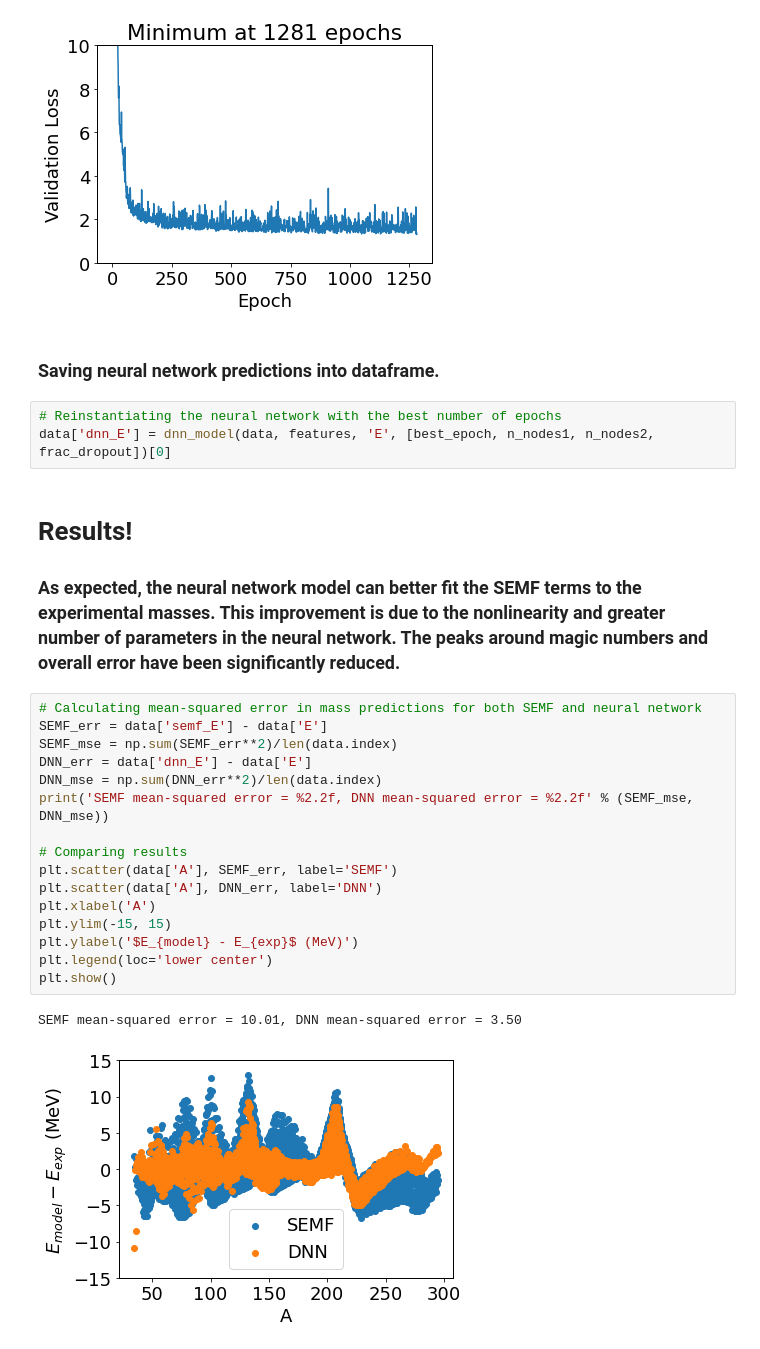
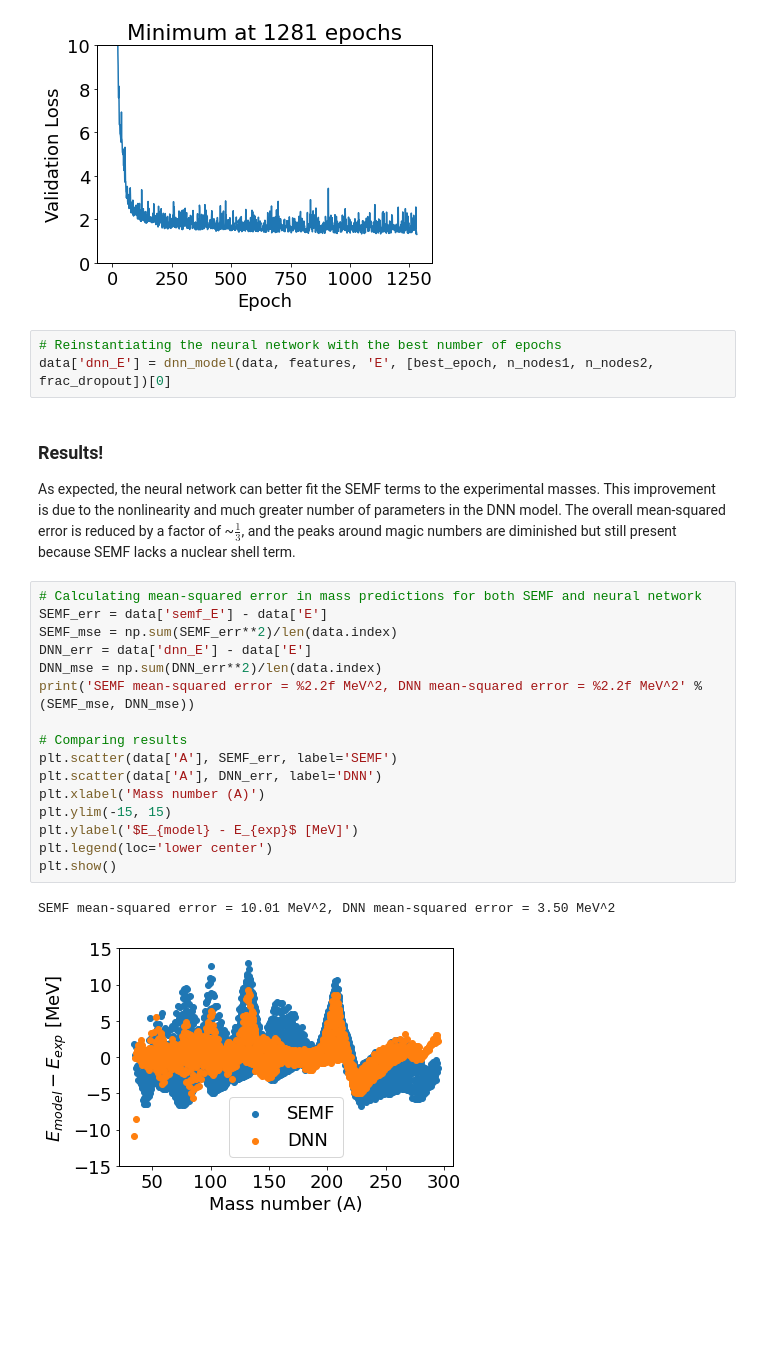
Before and after one commit to zbarvian/Mass-Learning, a Jupyter notebook: dnn_semf_discrepancy.ipynb, the cells around one changed output. Drawn from its saved outputs; the diff is of its cells as text; blank space fills up the shorter version.

```diff
--- a/dnn_semf_discrepancy.ipynb
+++ b/dnn_semf_discrepancy.ipynb
@@ -198,30 +203,28 @@ plt.title('Minimum at %3d epochs' % best_epoch)
 plt.show()
 # %% [output]
 [figure]
-# %% [markdown]
-### Saving neural network predictions into dataframe.
 # %%
 # Reinstantiating the neural network with the best number of epochs
 data['dnn_E'] = dnn_model(data, features, 'E', [best_epoch, n_nodes1, n_nodes2, frac_dropout])[0]
 # %% [markdown]
-# Results!
-### As expected, the neural network model can better fit the SEMF terms to the experimental masses. This improvement is due to the nonlinearity and greater number of parameters in the neural network. The peaks around magic numbers and overall error have been significantly reduced.
+### Results!
+As expected, the neural network can better fit the SEMF terms to the experimental masses. This improvement is due to the nonlinearity and much greater number of parameters in the DNN model. The overall mean-squared error is reduced by a factor of ~$\frac{1}{3}$, and the peaks around magic numbers are diminished but still present because SEMF lacks a nuclear shell term.
 # %%
 # Calculating mean-squared error in mass predictions for both SEMF and neural network
 SEMF_err = data['semf_E'] - data['E']
 SEMF_mse = np.sum(SEMF_err**2)/len(data.index)
 DNN_err = data['dnn_E'] - data['E']
 DNN_mse = np.sum(DNN_err**2)/len(data.index)
-print('SEMF mean-squared error = %2.2f, DNN mean-squared error = %2.2f' % (SEMF_mse, DNN_mse))
+print('SEMF mean-squared error = %2.2f MeV^2, DNN mean-squared error = %2.2f MeV^2' % (SEMF_mse, DNN_mse))
 
 # Comparing results
 plt.scatter(data['A'], SEMF_err, label='SEMF')
 plt.scatter(data['A'], DNN_err, label='DNN')
-plt.xlabel('A')
+plt.xlabel('Mass number (A)')
 plt.ylim(-15, 15)
-plt.ylabel('$E_{model} - E_{exp}$ (MeV)')
+plt.ylabel('$E_{model} - E_{exp}$ [MeV]')
 plt.legend(loc='lower center')
 plt.show()
 # %% [output]
-SEMF mean-squared error = 10.01, DNN mean-squared error = 3.50
+SEMF mean-squared error = 10.01 MeV^2, DNN mean-squared error = 3.50 MeV^2
-[figure, old version]
+[figure, new version]
```
Also changed, not shown: parts of 10 cells of this notebook.
